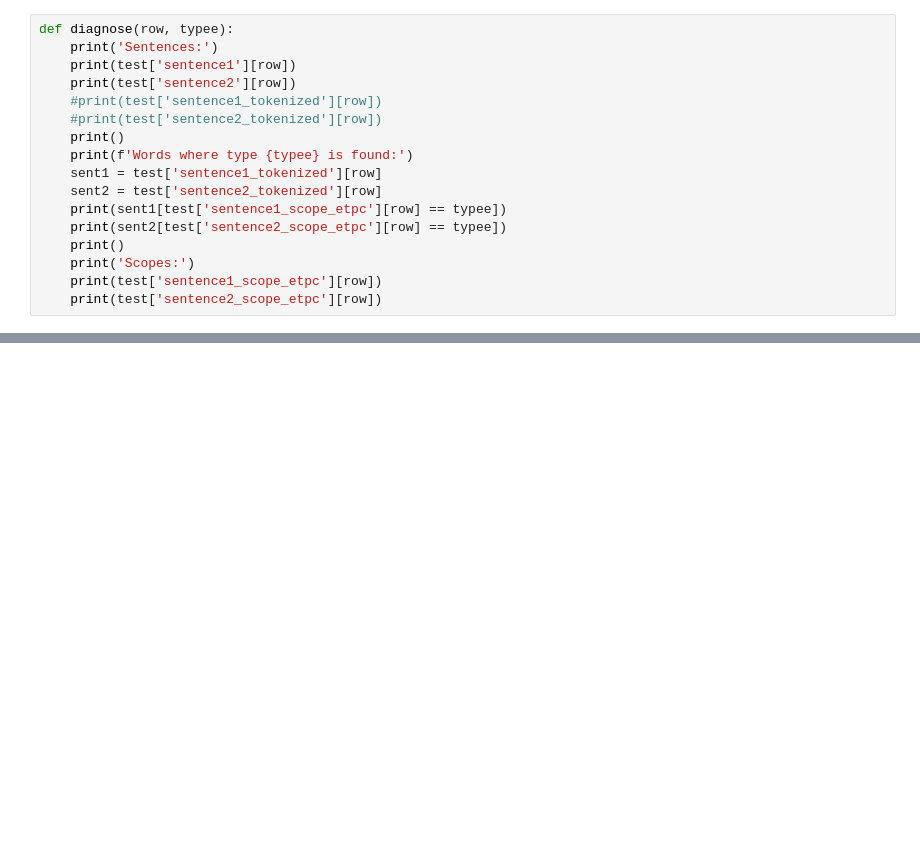
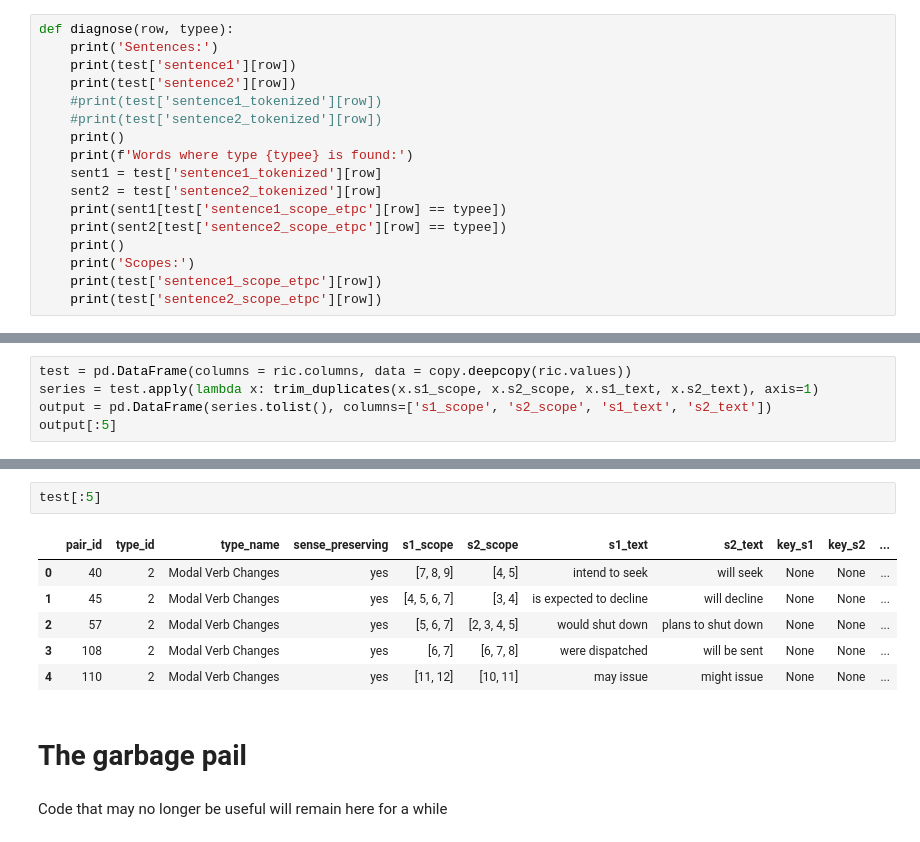
Before and after one commit to lucasadelino/thesis, a Jupyter notebook: reannotation.ipynb, the cells around one changed output, grey strips where cells are left out. Saved outputs shown, nothing was run; the diff lists cells and outputs as text; blank space fills up the shorter version.

```diff
--- a/reannotation.ipynb
+++ b/reannotation.ipynb
@@ -238,0 +536,5 @@ def disambiguate_duplicate(idx, lookup_df):
+# %%
+test = pd.DataFrame(columns = ric.columns, data = copy.deepcopy(ric.values))
+series = test.apply(lambda x: trim_duplicates(x.s1_scope, x.s2_scope, x.s1_text, x.s2_text), axis=1)
+output = pd.DataFrame(series.tolist(), columns=['s1_scope', 's2_scope', 's1_text', 's2_text'])
+output[:5]
@@ -238,0 +548,13 @@ def disambiguate_duplicate(idx, lookup_df):
+# %%
+test[:5]
+# %% [output]
+|  | pair_id | type_id | type_name | sense_preserving | s1_scope | s2_scope | s1_text | s2_text | key_s1 | key_s2 | ... |
+| 0 | 40 | 2 | Modal Verb Changes | yes | [7, 8, 9] | [4, 5] | intend to seek | will seek | None | None | ... |
+| 1 | 45 | 2 | Modal Verb Changes | yes | [4, 5, 6, 7] | [3, 4] | is expected to decline | will decline | None | None | ... |
+| 2 | 57 | 2 | Modal Verb Changes | yes | [5, 6, 7] | [2, 3, 4, 5] | would shut down | plans to shut down | None | None | ... |
+| 3 | 108 | 2 | Modal Verb Changes | yes | [6, 7] | [6, 7, 8] | were dispatched | will be sent | None | None | ... |
+| 4 | 110 | 2 | Modal Verb Changes | yes | [11, 12] | [10, 11] | may issue | might issue | None | None | ... |
+# %% [markdown]
+# The garbage pail
+# %% [markdown]
+Code that may no longer be useful will remain here for a while
```
Also changed, not shown: parts of 69 cells of this notebook.
